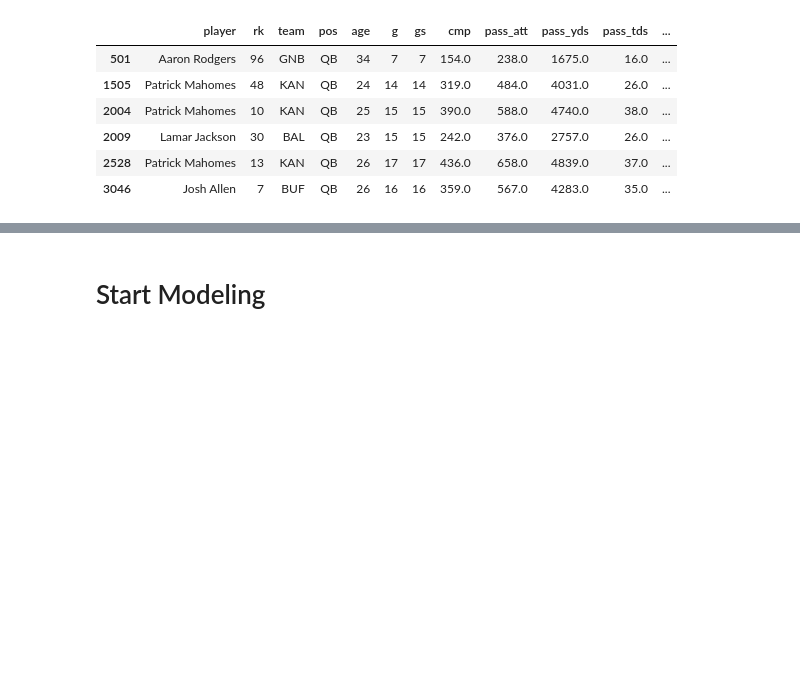
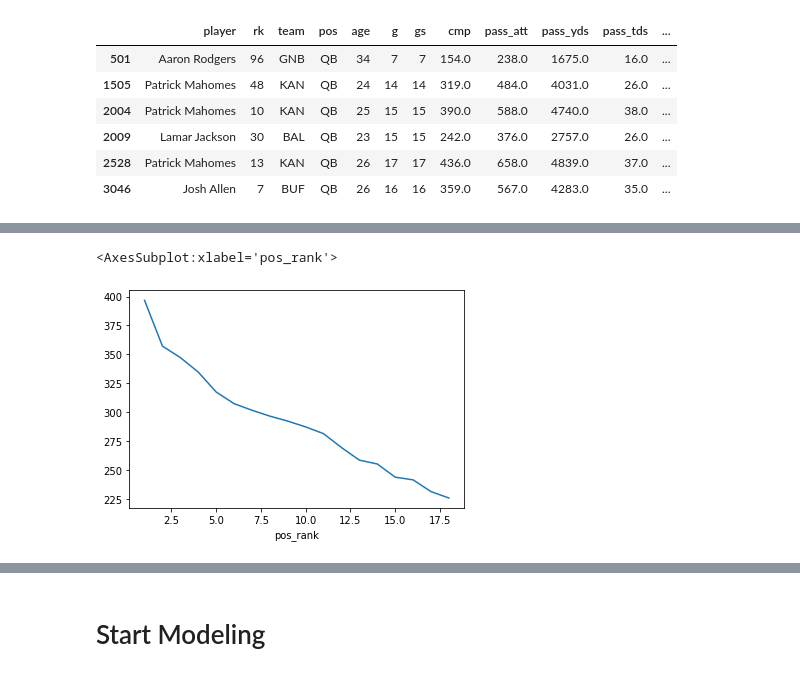
Before and after one commit to ffb-optimal-draft/ffb-draft-strategy, a Jupyter notebook: rm_scratch.ipynb, the cells around one changed output, grey strips where cells are left out. Saved outputs shown, nothing was run; the diff lists cells and outputs as text; code cells hidden in the pictures; blank space fills up the shorter version.

```diff
--- a/rm_scratch.ipynb
+++ b/rm_scratch.ipynb
@@ -368,0 +439,5 @@ plt.
+# %%
+df[df.pos=='QB'].groupby('pos_rank')['ppr_pts'].mean()[0:18].plot()
+# %% [output]
+<AxesSubplot:xlabel='pos_rank'>
+[figure, added]
```
Also changed, not shown: parts of 43 cells of this notebook, 1 other file.
